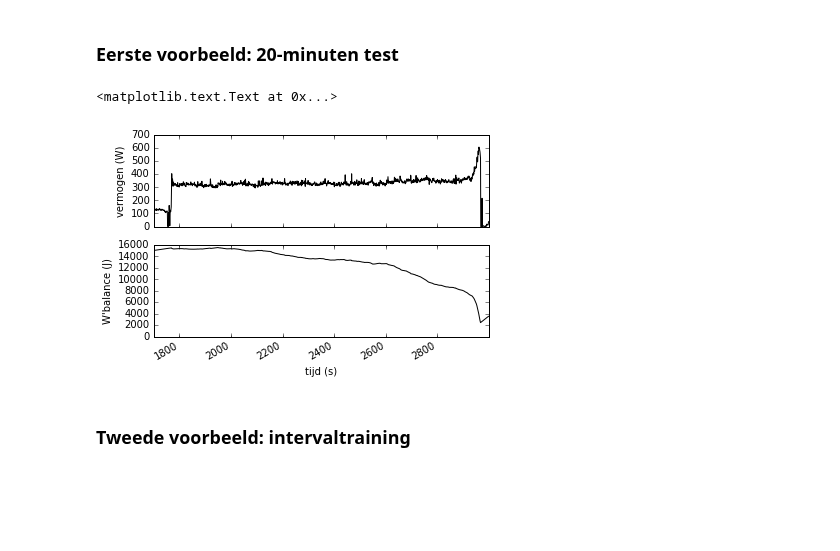
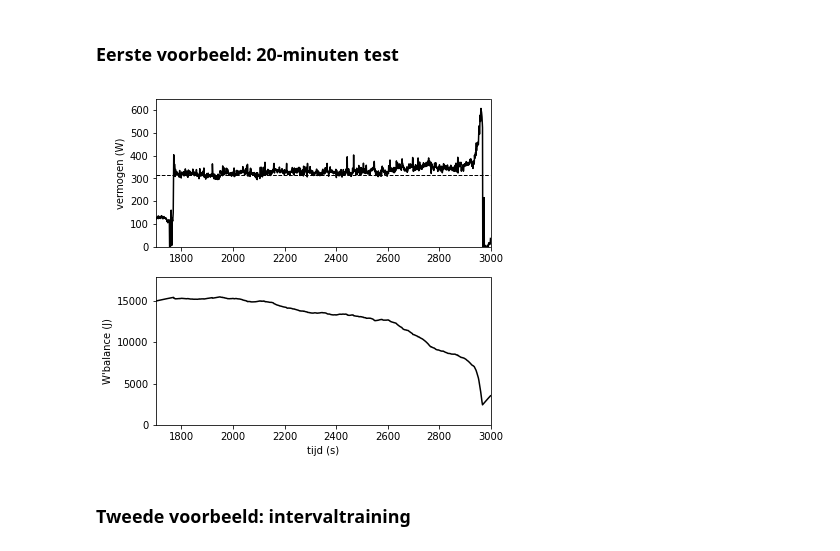
Before and after one commit to AartGoossens/publications, a Jupyter notebook: sportgericht/appendix.ipynb, the cells around one changed output. Cells and saved outputs as stored; diff of their text form; code cells hidden in the pictures; blank space fills up the shorter version.

```diff
--- a/sportgericht/appendix.ipynb
+++ b/sportgericht/appendix.ipynb
@@ -69,19 +68,22 @@ fig_power_duration.add_patch(
 # %%
 wdf_20_minute = WorkoutDataFrame(pd.read_json('20_minute_test.json'))
 wdf_20_minute.athlete = Athlete(cp=315, w_prime=18000)
-# %%
-fig_20_minute = wdf_20_minute.loc[:, ['power', 'w_bal']].plot(
-    subplots=True,
-    style=['k-', 'k-'],
-    legend=False,
-    ylim=0
-)
-fig_20_minute[0].set_ylabel('vermogen (W)')
-fig_20_minute[1].set_ylabel('W\'balance (J)')
-fig_20_minute[1].set_xlabel('tijd (s)')
-# %% [output]
-<matplotlib.text.Text at 0x...>
-[figure, removed]
+# %%
+fig_20_minute = plt.figure(figsize=(6,6))
+
+xlim = (wdf_20_minute.index.min(), wdf_20_minute.index.max())
+
+ax1 = fig_20_minute.add_subplot(211, xlim=xlim, ylim=(0, 650))
+ax1.plot(wdf_20_minute.index, wdf_20_minute.power, 'k-')
+ax1.plot(list(xlim), [wdf_20_minute.athlete.cp, wdf_20_minute.athlete.cp], 'k--', lw=1)
+ax1.set_ylabel('vermogen (W)')
+
+ax2 = fig_20_minute.add_subplot(212, xlim=xlim, ylim=(0, wdf_20_minute.athlete.w_prime))
+ax2.plot(wdf_20_minute.index, wdf_20_minute.w_bal, 'k-')
+ax2.set_ylabel('W\'balance (J)')
+ax2.set_xlabel('tijd (s)');
+# %% [output]
+[figure, added]
 # %% [markdown]
 ### Tweede voorbeeld: intervaltraining
 # %%
```
Also changed, not shown: parts of 7 cells of this notebook, 6 other files.
